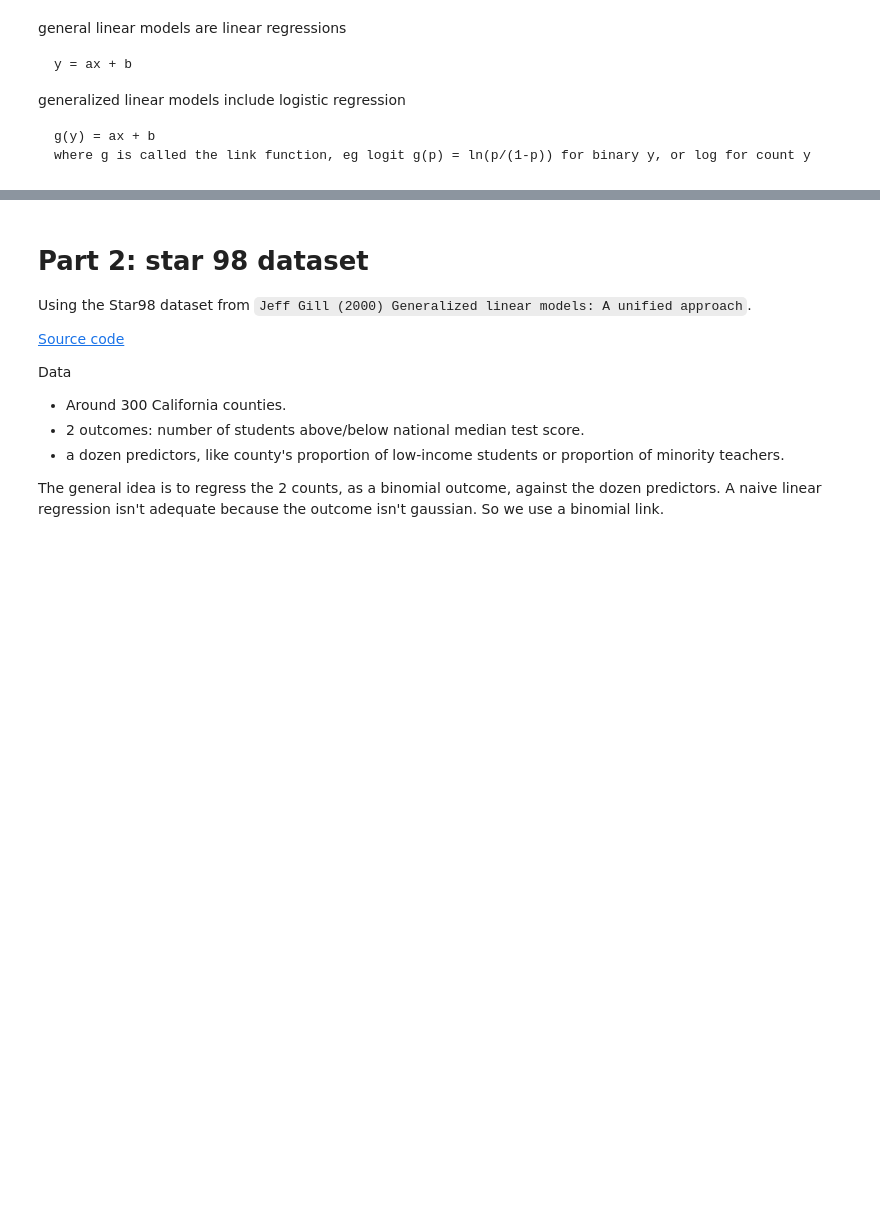
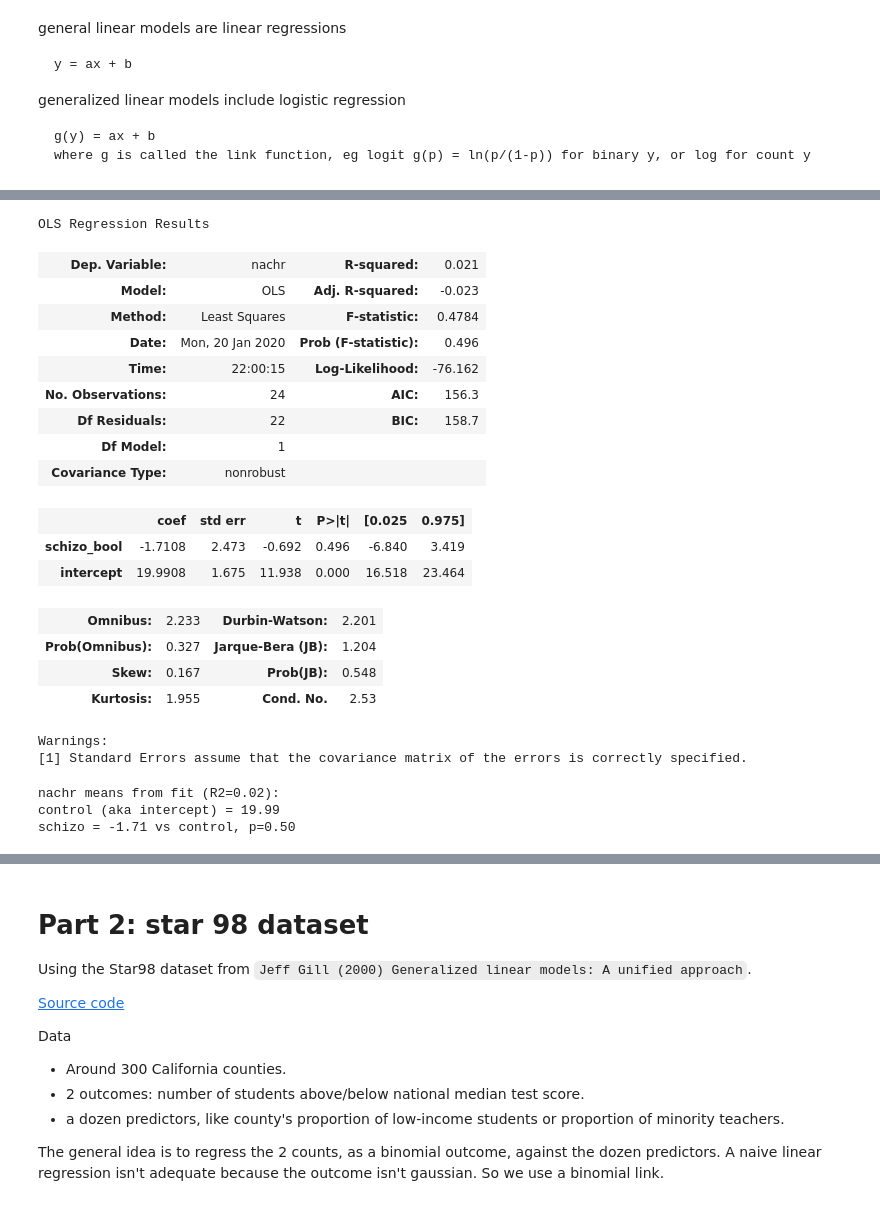
Before and after one commit to gentimouton/dives, a Jupyter notebook: prototypes/generalized_linear_models.ipynb, the cells around one changed output, grey strips where cells are left out. Saved outputs shown, nothing was run; the diff lists cells and outputs as text; code cells hidden in the pictures; blank space fills up the shorter version.

```diff
--- a/prototypes/generalized_linear_models.ipynb
+++ b/prototypes/generalized_linear_models.ipynb
@@ -66,0 +63,38 @@ df.head()
+# %%
+# linreg - note that statsmodel requires adding intercept manually
+linreg = sm.OLS(df['nachr'], pd.DataFrame({'schizo_bool': df['schizo_bool'], 'intercept': 1}))
+linreg_fit = linreg.fit()
+linreg_fit.summary()
+# nachr = 19.99 - 1.71 * schizo.
+# Note that 19.99 is control's mean nachr. Also p=.50, like t-test above.
+# %% [output]
+OLS Regression Results
+| Dep. Variable: | nachr | R-squared: | 0.021 |
+| Model: | OLS | Adj. R-squared: | -0.023 |
+| Method: | Least Squares | F-statistic: | 0.4784 |
+| Date: | Mon, 20 Jan 2020 | Prob (F-statistic): | 0.496 |
+| Time: | 22:00:15 | Log-Likelihood: | -76.162 |
+| No. Observations: | 24 | AIC: | 156.3 |
+| Df Residuals: | 22 | BIC: | 158.7 |
+| Df Model: | 1 |  |  |
+| Covariance Type: | nonrobust |  |  |
+|  | coef | std err | t | P>|t| | [0.025 | 0.975] |
+| schizo_bool | -1.7108 | 2.473 | -0.692 | 0.496 | -6.840 | 3.419 |
+| intercept | 19.9908 | 1.675 | 11.938 | 0.000 | 16.518 | 23.464 |
+| Omnibus: | 2.233 | Durbin-Watson: | 2.201 |
+| Prob(Omnibus): | 0.327 | Jarque-Bera (JB): | 1.204 |
+| Skew: | 0.167 | Prob(JB): | 0.548 |
+| Kurtosis: | 1.955 | Cond. No. | 2.53 |
+Warnings:
+[1] Standard Errors assume that the covariance matrix of the errors is correctly specified.
+# %%
+# use dir(linreg_fit) to inspect properties
+b_schizo, b_intercept = linreg_fit.params['schizo_bool'], linreg_fit.params['intercept']
+p_schizo, p_intercept = linreg_fit.pvalues['schizo_bool'], linreg_fit.pvalues['intercept']
+print(f'nachr means from fit (R2={linreg_fit.rsquared:.2f}):')
+print(f'control (aka intercept) = {b_intercept:.2f}')
+print(f'schizo = {b_schizo:.2f} vs control, p={p_schizo:.2f}')
+# %% [output]
+nachr means from fit (R2=0.02):
+control (aka intercept) = 19.99
+schizo = -1.71 vs control, p=0.50
```
Also changed, not shown: parts of 10 cells of this notebook, 1 other file.
